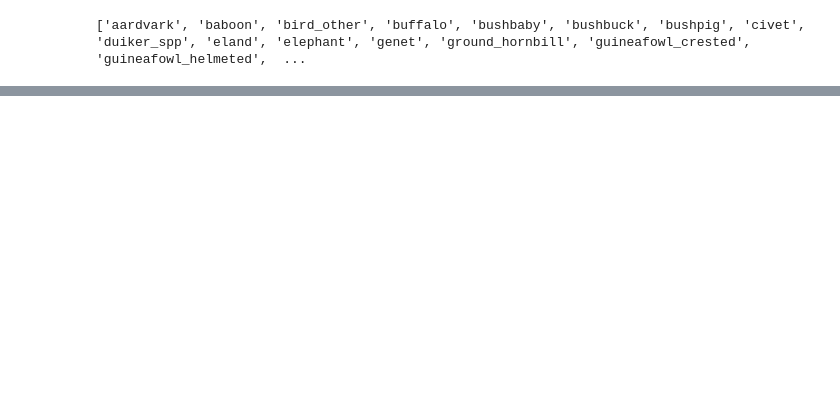
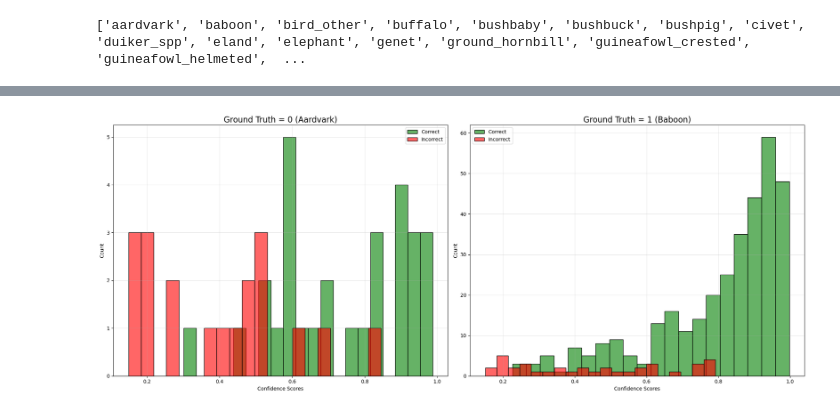
Before and after one commit to klg-2016/ct_classifier, a Jupyter notebook: ct_classifier/plot_results.ipynb, the cells around one changed output, grey strips where cells are left out. Cells and saved outputs as stored; diff of their text form; code cells hidden in the pictures; blank space fills up the shorter version.

```diff
--- a/ct_classifier/plot_results.ipynb
+++ b/ct_classifier/plot_results.ipynb
@@ -60,0 +146,35 @@ plt.show()
+# %%
+#what about absolute value histograms? not densities
+# Create figure with two panels (1-row, 2-columns)
+fig, (ax1, ax2) = plt.subplots(1, 2, figsize=(20, 8))
+
+# Panel 1: ground_truth = 0 [let's try for category 0 - baboons - just to start]
+data_gt0 = df[df['true'] == 0]
+correct_gt0 = data_gt0[data_gt0['true'] == data_gt0['pred']]['conf']
+incorrect_gt0 = data_gt0[data_gt0['true'] != data_gt0['pred']]['conf']
+sns.histplot(data=correct_gt0, bins=20, kde=False, color='g', alpha=0.6, label='Correct', ax=ax1)
+sns.histplot(data=incorrect_gt0, bins=20, kde=False, color='r', alpha=0.6, label='Incorrect', ax=ax1)
+ax1.set_title('Ground Truth = 0 (Aardvark)', fontsize=16)
+ax1.set_xlabel('Confidence Scores')
+ax1.set_ylabel('Count')
+ax1.grid(True, alpha=0.3)
+ax1.legend()
+
+#  Panel 2: ground_truth = 1 [and let's try for category 1 just to start]
+data_gt1 = df[df['true'] == 1]
+correct_gt1 = data_gt1[data_gt1['true'] == data_gt1['pred']]['conf']
+incorrect_gt1 = data_gt1[data_gt1['true'] != data_gt1['pred']]['conf']
+sns.histplot(data=correct_gt1, bins=20, kde=False, color='g', alpha=0.6, label='Correct', ax=ax2)
+sns.histplot(data=incorrect_gt1, bins=20, kde=False, color='r', alpha=0.6, label='Incorrect', ax=ax2)
+ax2.set_title('Ground Truth = 1 (Baboon)', fontsize=16)
+ax2.set_xlabel('Confidence Scores')
+ax2.set_ylabel('Count')
+ax2.grid(True, alpha=0.3)
+ax2.legend()
+plt.tight_layout()
+plt.show()
+
+#task: run through all classes with a for loop
+#save each individual plot as a file
+# %% [output]
+[figure, added]
```
Also changed, not shown: parts of 9 cells of this notebook.
